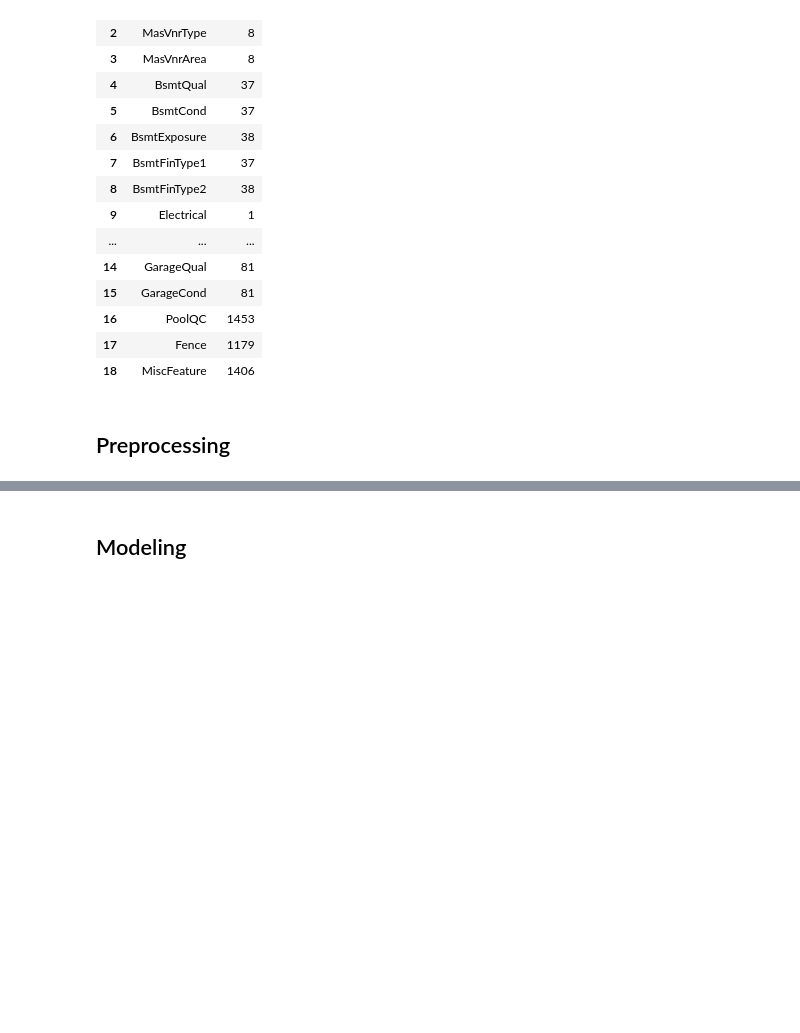
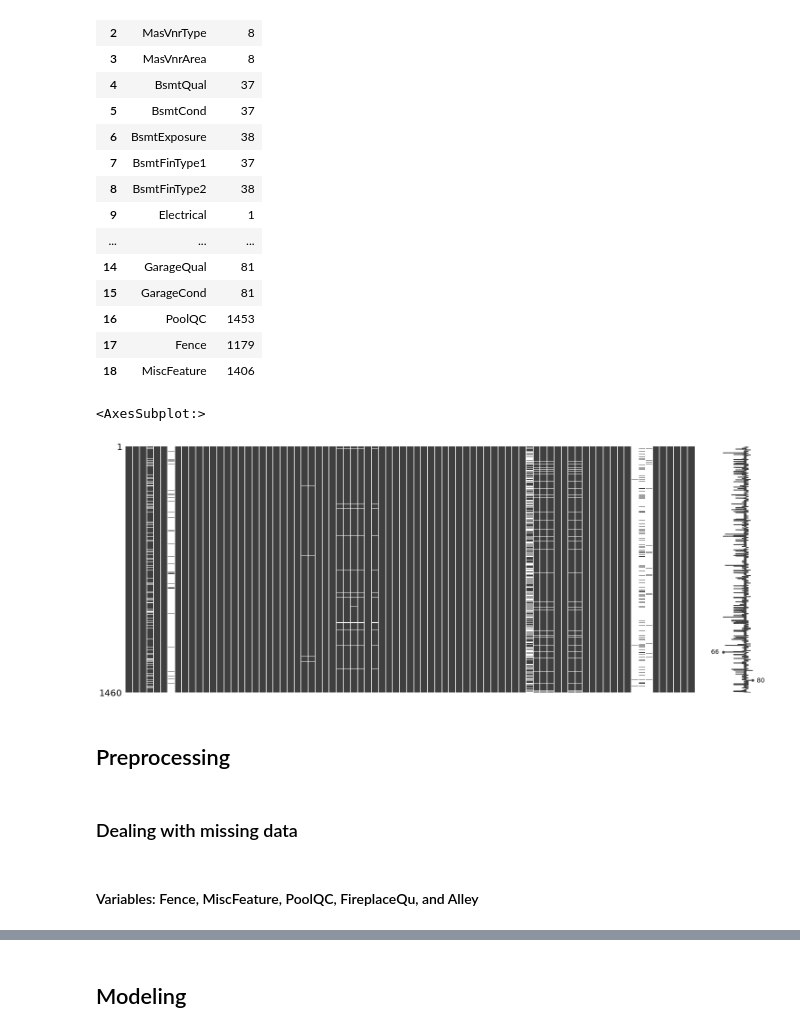
Before and after one commit to jhancuch/housing-prices-ames-ia, a Jupyter notebook: housing-price-prediction.ipynb, the cells around one changed output, grey strips where cells are left out. Cells and saved outputs as stored; diff of their text form; code cells hidden in the pictures; blank space fills up the shorter version.

Commit message:
missing values

```diff
--- a/housing-price-prediction.ipynb
+++ b/housing-price-prediction.ipynb
@@ -229,5 +282,10 @@ missing_values
 | 16 | PoolQC | 1453 |
 | 17 | Fence | 1179 |
 | 18 | MiscFeature | 1406 |
+# %%
+msno.matrix(train[train['SalePrice'].notnull()])
+# %% [output]
+<AxesSubplot:>
+[figure, added]
 # %% [markdown]
 ## Preprocessing
@@ -235,0 +292,2 @@ missing_values
+# %% [markdown]
+### Dealing with missing data
@@ -235,0 +296,2 @@ missing_values
+# %% [markdown]
+#### Variables: Fence, MiscFeature, PoolQC, FireplaceQu, and Alley
```
Also changed, not shown: parts of 25 cells of this notebook.
